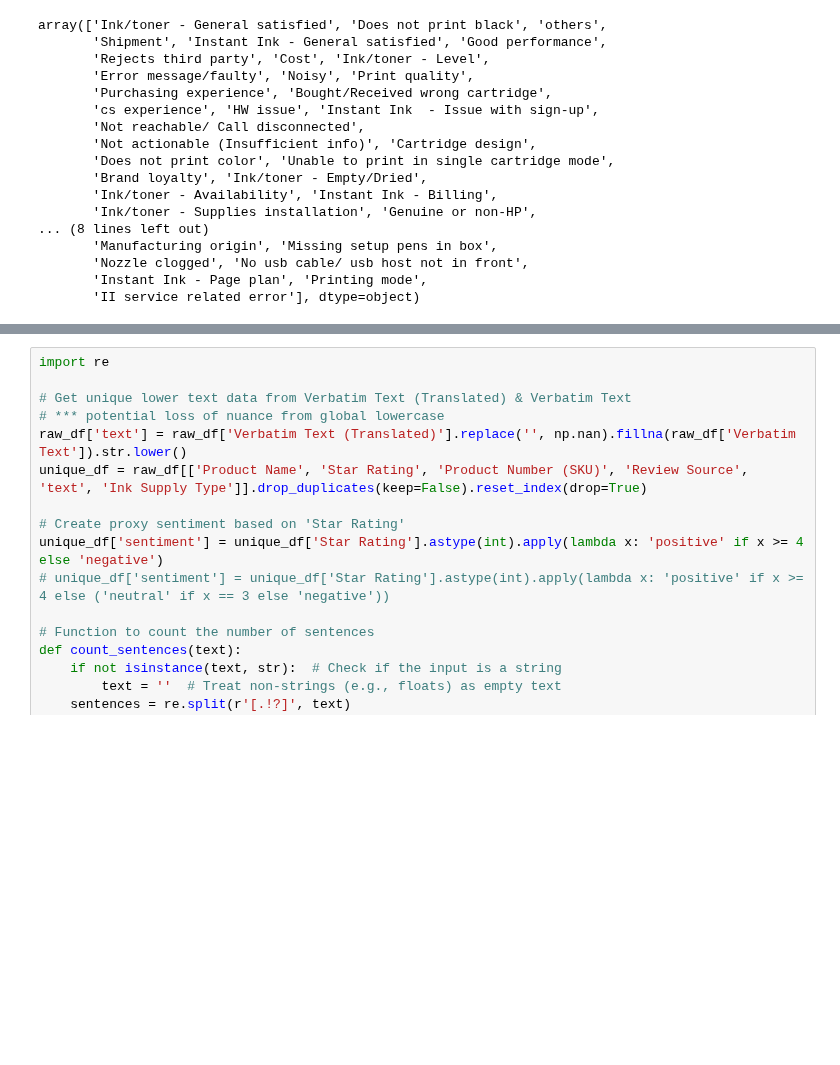
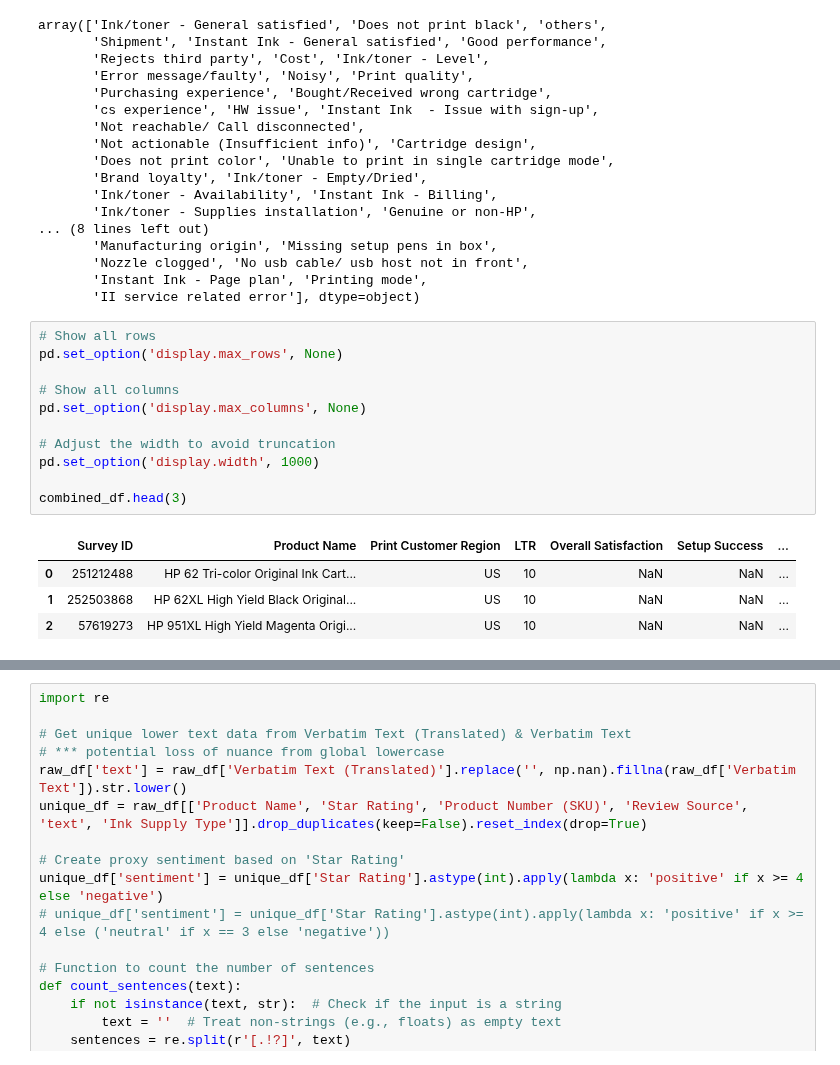
Before and after one commit to wd686/InkSightAnalyzer, a Jupyter notebook: EDA Entity & Aspect Mining Heuristic 3_1 [roy] copy.ipynb, the cells around one changed output, grey strips where cells are left out. Cells and saved outputs as stored; diff of their text form; blank space fills up the shorter version.

```diff
--- a/EDA Entity & Aspect Mining Heuristic 3_1 [roy] copy.ipynb
+++ b/EDA Entity & Aspect Mining Heuristic 3_1 [roy] copy.ipynb
@@ -38,3 +38,19 @@ array(['Ink/toner - General satisfied', 'Does not print black', 'others',
        'Nozzle clogged', 'No usb cable/ usb host not in front',
        'Instant Ink - Page plan', 'Printing mode',
        'II service related error'], dtype=object)
+# %%
+# Show all rows
+pd.set_option('display.max_rows', None)
+
+# Show all columns
+pd.set_option('display.max_columns', None)
+
+# Adjust the width to avoid truncation
+pd.set_option('display.width', 1000)
+
+combined_df.head(3)
+# %% [output]
+|  | Survey ID | Product Name | Print Customer Region | LTR | Overall Satisfaction | Setup Success | ... |
+| 0 | 251212488 | HP 62 Tri-color Original Ink Cart... | US | 10 | NaN | NaN | ... |
+| 1 | 252503868 | HP 62XL High Yield Black Original... | US | 10 | NaN | NaN | ... |
+| 2 | 57619273 | HP 951XL High Yield Magenta Origi... | US | 10 | NaN | NaN | ... |
```
Also changed, not shown: parts of 2 cells of this notebook.
